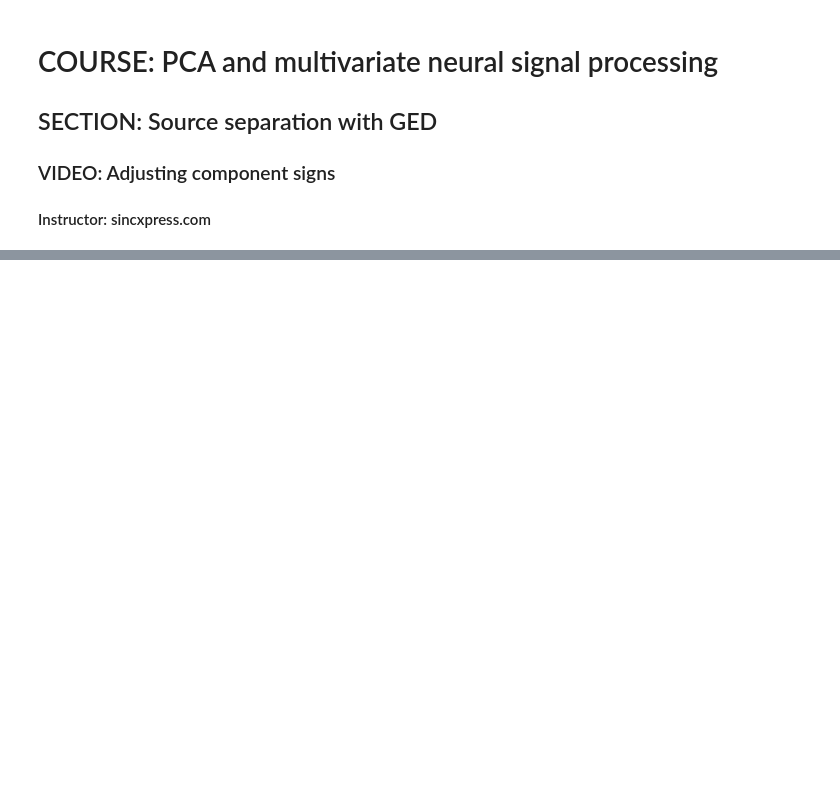
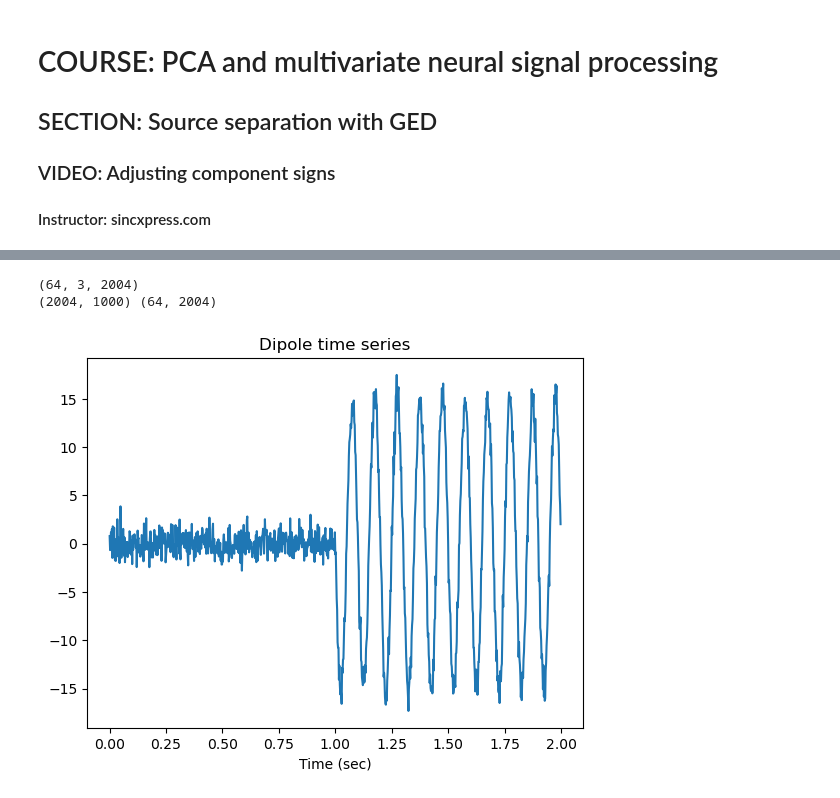
Before and after one commit to Rfsuther/PCA-multivariate-signal-processing, a Jupyter notebook: DRSS_GED_signAdjust.ipynb, the cells around one changed output, grey strips where cells are left out. Saved outputs shown, nothing was run; the diff lists cells and outputs as text; code cells hidden in the pictures; blank space fills up the shorter version.

```diff
--- a/DRSS_GED_signAdjust.ipynb
+++ b/DRSS_GED_signAdjust.ipynb
@@ -33,22 +35,30 @@ topoplotIndie(-lf['Gain'][:,0,diploc],EEG['chanlocs'])
 # %%
 ## create data
 
 lfshape = np.shape(lf['Gain'])
+print(lfshape)
 
 # Random data in all brain dipoles
 dipole_data = np.random.randn(lfshape[2],EEG['pnts'])
 
 # add signal to second half of dataset
 dipole_data[diploc,500:] = -15*np.sin(2*np.pi*10*np.arange(500)/EEG['srate'])
+dipole_data[diploc,500:] = -15*np.sin(2*np.pi*10*np.arange(500)/EEG['srate'])+np.random.randn(500)
 
+
+print(dipole_data.shape,lf['Gain'][:,0,:].shape)
 # project data from all dipoles to scalp electrodes
 EEG['data'] = lf['Gain'][:,0,:] @ dipole_data
 
 # show dipole time series
 plt.plot(EEG['times'],dipole_data[diploc,:])
 plt.xlabel('Time (sec)')
 plt.title('Dipole time series')
 plt.show()
+# %% [output]
+(64, 3, 2004)
+(2004, 1000) (64, 2004)
+[figure, added]
 # %%
 ## compute GED
 
```
Also changed, not shown: parts of 4 cells of this notebook, 10 other files.
